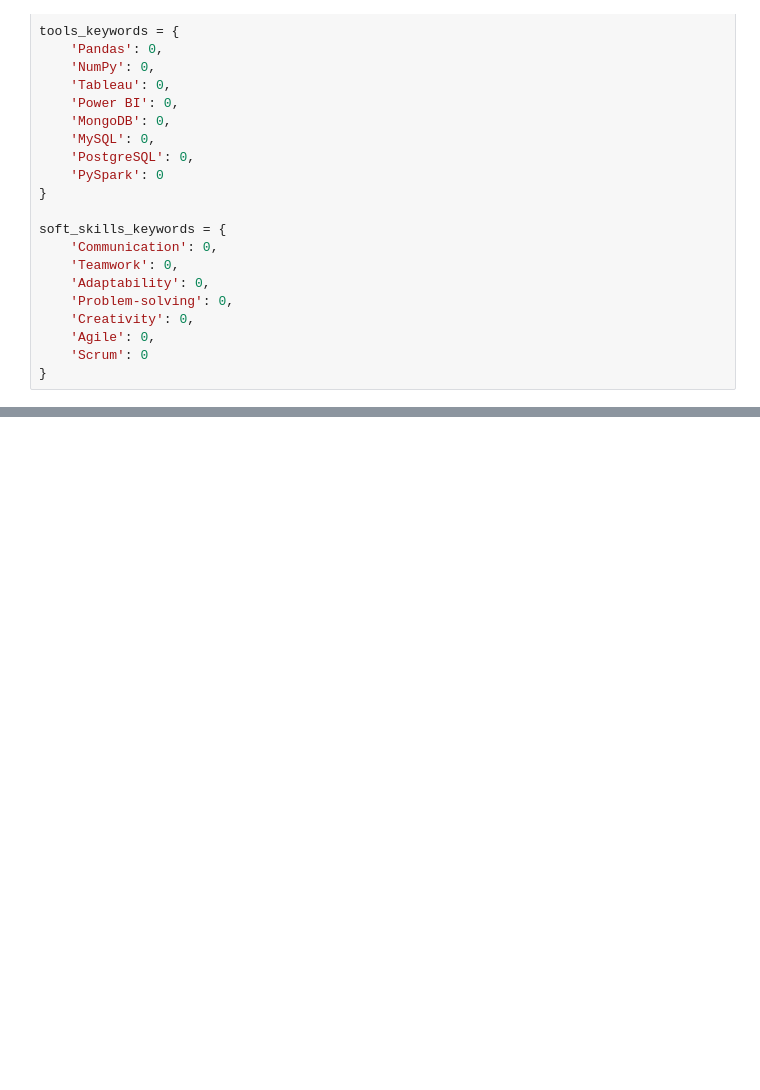
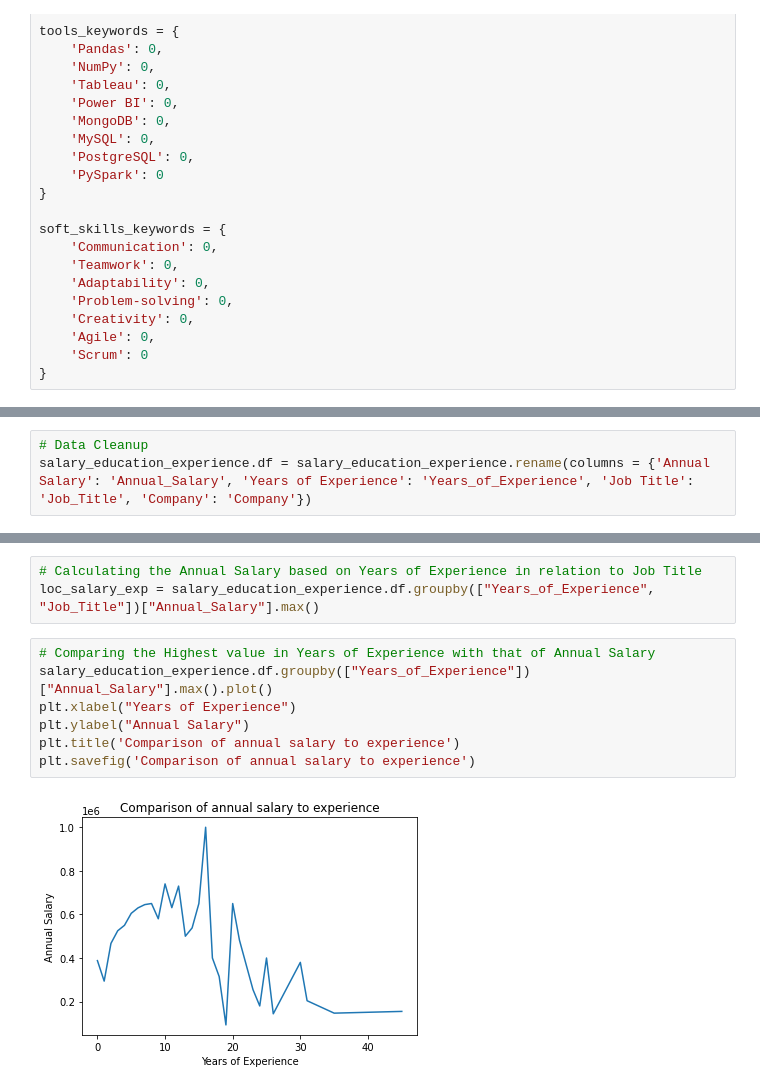
Before and after one commit to rita-s/Data_Analysis_Project_1, a Jupyter notebook: HR_Hackers.ipynb, the cells around one changed output, grey strips where cells are left out. Drawn from its saved outputs; the diff is of its cells as text; blank space fills up the shorter version.

```diff
--- a/HR_Hackers.ipynb
+++ b/HR_Hackers.ipynb
@@ -166,0 +390,3 @@ Text(0, 0.5, 'Word Occurrence in Job Descriptions')
+# %%
+# Data Cleanup
+salary_education_experience.df = salary_education_experience.rename(columns = {'Annual Salary': 'Annual_Salary', 'Years of Experience': 'Years_of_Experience', 'Job Title': 'Job_Title', 'Company': 'Company'})
@@ -166,0 +429,12 @@ Text(0, 0.5, 'Word Occurrence in Job Descriptions')
+# %%
+# Calculating the Annual Salary based on Years of Experience in relation to Job Title
+loc_salary_exp = salary_education_experience.df.groupby(["Years_of_Experience", "Job_Title"])["Annual_Salary"].max()
+# %%
+# Comparing the Highest value in Years of Experience with that of Annual Salary
+salary_education_experience.df.groupby(["Years_of_Experience"])["Annual_Salary"].max().plot()
+plt.xlabel("Years of Experience")
+plt.ylabel("Annual Salary")
+plt.title('Comparison of annual salary to experience')
+plt.savefig('Comparison of annual salary to experience')
+# %% [output]
+[figure, added]
```
Also changed, not shown: parts of 71 cells of this notebook, 10 other files.
